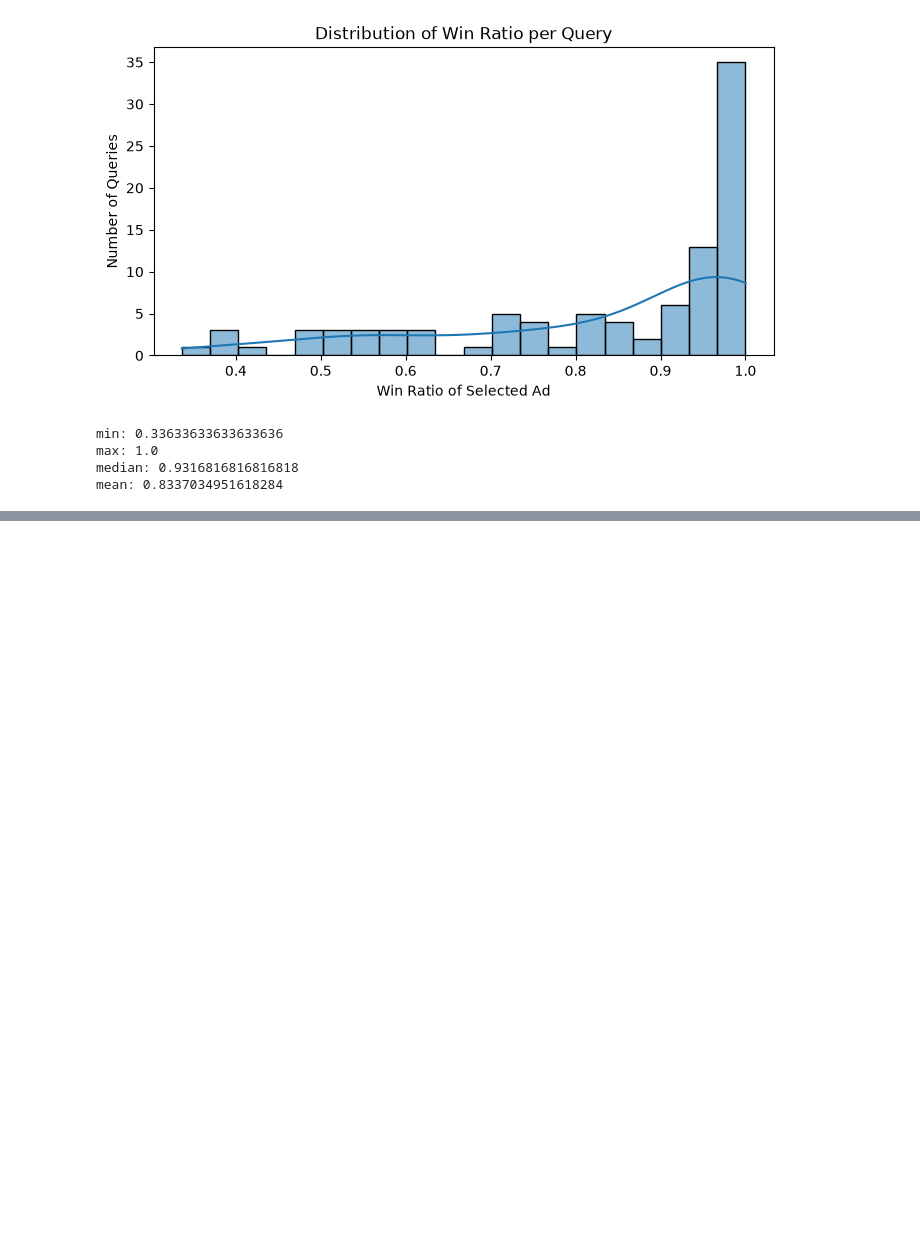
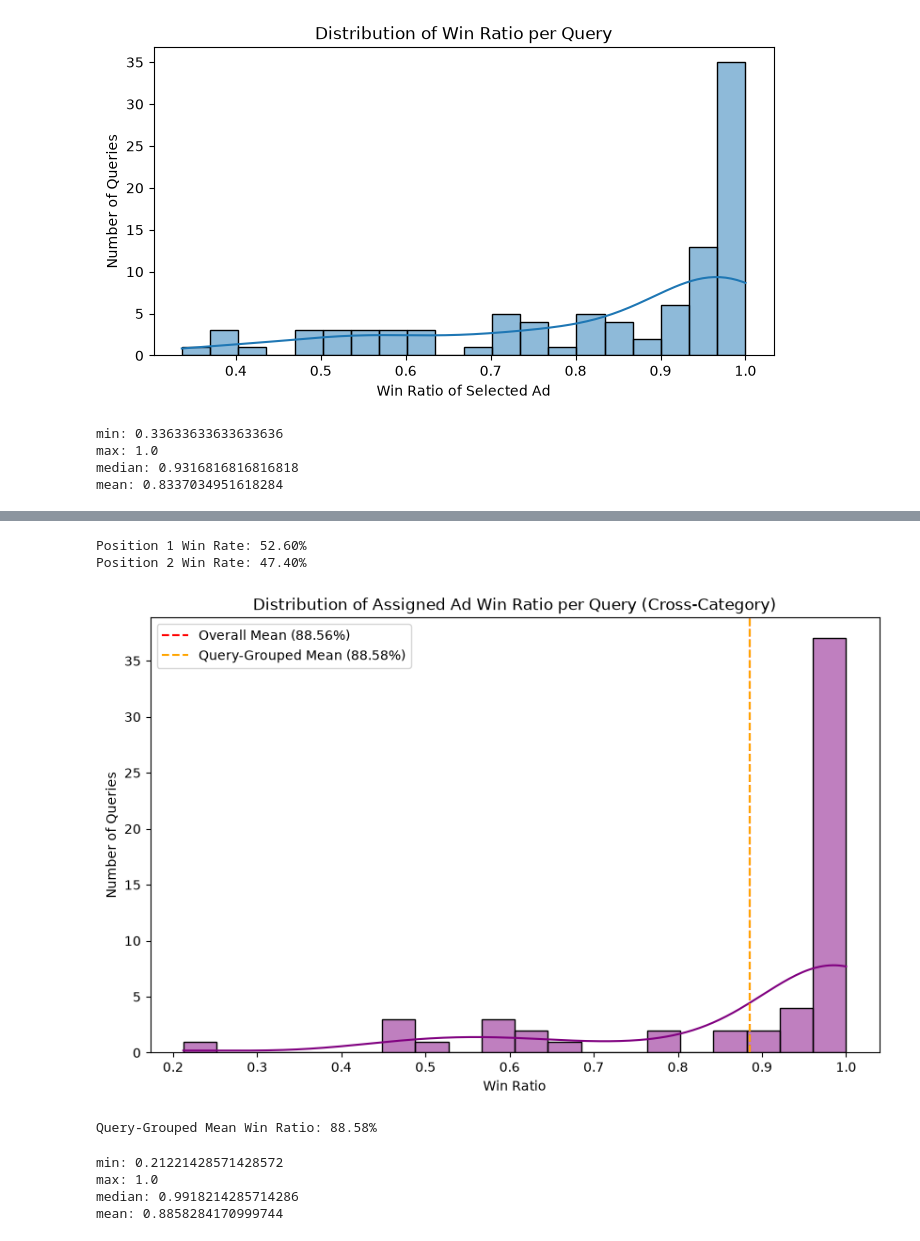
Before and after one commit to usrnamePrateek/LLM_with_ads, a Jupyter notebook: analysis/preference_scores_analysis.ipynb, the cells around one changed output, grey strips where cells are left out. Saved outputs shown, nothing was run; the diff lists cells and outputs as text; code cells hidden in the pictures; blank space fills up the shorter version.

Commit message:
cross category analysis added

```diff
--- a/analysis/preference_scores_analysis.ipynb
+++ b/analysis/preference_scores_analysis.ipynb
@@ -115,0 +141,20 @@ mean: 0.8337034951618284
+# %%
+# Calculate win ratio for the assigned ad against cross-category ads
+
+def did_assigned_ad_win(row):
+    # For cross-category, the assigned ad is always ad_1 when is_swapped=False, and ad_2 when is_swapped=True
+    if row['is_swapped'] == False or row['is_swapped'] == 'False':
+        return row['winner_ad_id'] == row['ad_1_id']
+    else:
+        return row['winner_ad_id'] == row['ad_2_id']
+
+# Apply the logic
+df_cross['assigned_ad_won'] = df_cross.apply(did_assigned_ad_win, axis=1)
+
+# Overall Win Ratio
+overall_win_ratio = df_cross['assigned_ad_won'].mean()
+print(f"Overall Assigned Ad Win Ratio (Cross-Category): {overall_win_ratio:.2%}")
+
+# Display breakdown by confidence
+print("\nWin Ratio by Confidence Level:")
+display(df_cross.groupby('confidence')['assigned_ad_won'].agg(['mean', 'count']).sort_values('count', ascending=False))
@@ -115,0 +170,41 @@ mean: 0.8337034951618284
+# %%
+# Check positional bias for the cross-category evaluation
+def did_position_1_win(row):
+    return row['winner_ad_id'] == row['ad_1_id']
+
+df_cross['pos_1_won'] = df_cross.apply(did_position_1_win, axis=1)
+pos_1_win_rate = df_cross['pos_1_won'].mean()
+
+print(f"Position 1 Win Rate: {pos_1_win_rate:.2%}")
+print(f"Position 2 Win Rate: {1 - pos_1_win_rate:.2%}")
+# %% [output]
+Position 1 Win Rate: 52.60%
+Position 2 Win Rate: 47.40%
+# %%
+# Plotting the Query-Grouped Win Ratio for Cross-Category
+query_grouped_cross = df_cross.groupby('query')['assigned_ad_won'].mean()
+
+plt.figure(figsize=(10, 6))
+sns.histplot(query_grouped_cross, bins=20, kde=True, color='purple')
+plt.title('Distribution of Assigned Ad Win Ratio per Query (Cross-Category)')
+plt.xlabel('Win Ratio')
+plt.ylabel('Number of Queries')
+plt.axvline(overall_win_ratio, color='red', linestyle='--', label=f'Overall Mean ({overall_win_ratio:.2%})')
+plt.axvline(query_grouped_cross.mean(), color='orange', linestyle='--', label=f'Query-Grouped Mean ({query_grouped_cross.mean():.2%})')
+plt.legend()
+plt.show()
+
+print(f"Query-Grouped Mean Win Ratio: {query_grouped_cross.mean():.2%}")
+# %% [output]
+[figure, added]
+Query-Grouped Mean Win Ratio: 88.58%
+# %%
+print("min:" , query_grouped_cross.min())
+print("max:" , query_grouped_cross.max())
+print("median:", query_grouped_cross.median())
+print("mean:", query_grouped_cross.mean())
+# %% [output]
+min: 0.21221428571428572
+max: 1.0
+median: 0.9918214285714286
+mean: 0.8858284170999744
```
Also changed, not shown: parts of 4 cells of this notebook, 3 other files.
